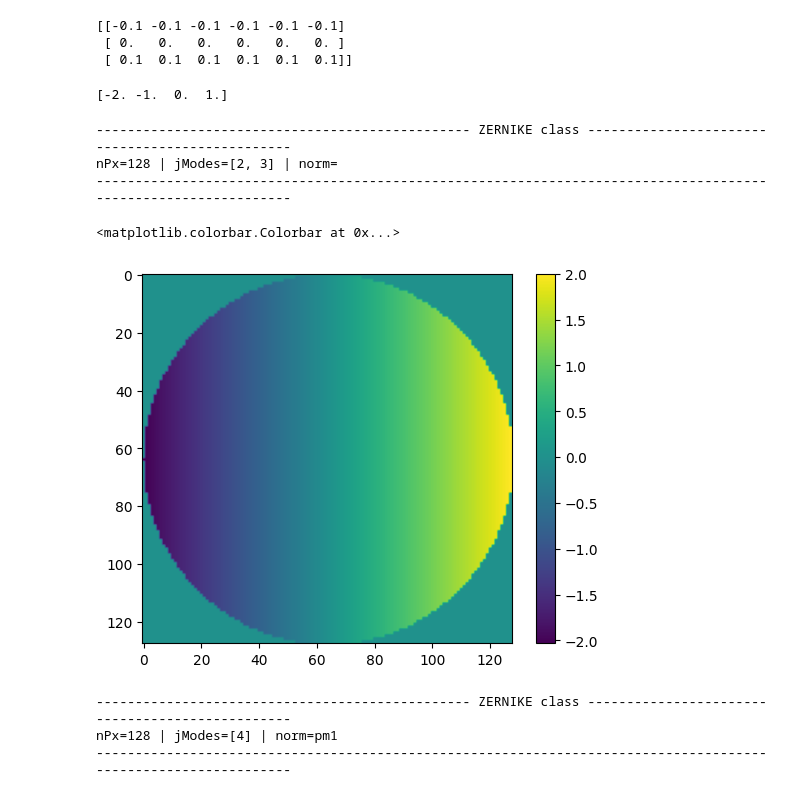
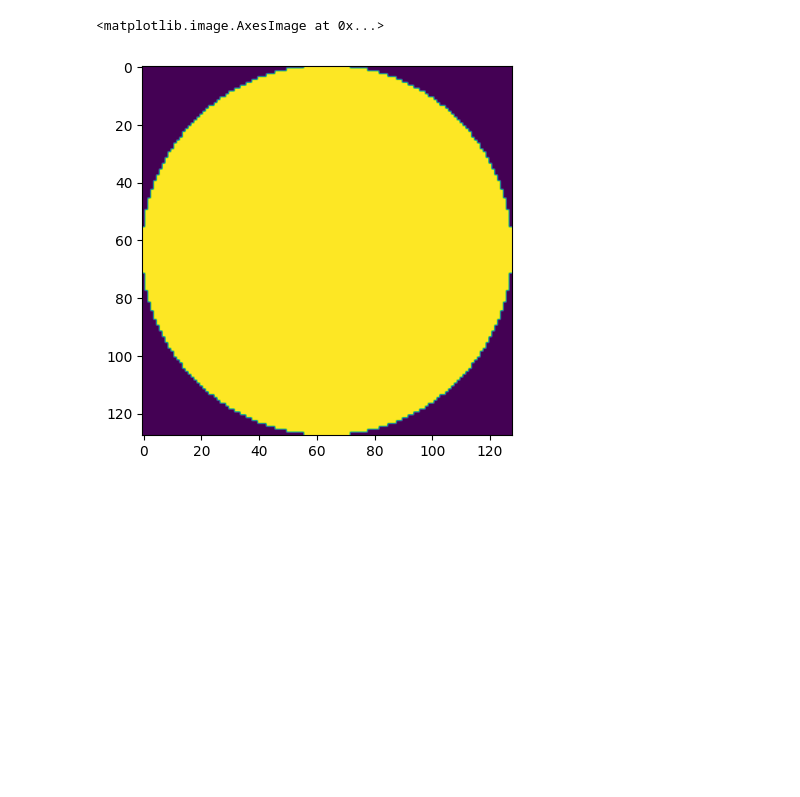
Before and after one commit to NicolassHernandez/SAO, a Jupyter notebook: test_functions.ipynb, the cells around one changed output. Drawn from its saved outputs; the diff is of its cells as text; code cells hidden in the pictures; blank space fills up the shorter version.

```diff
--- a/test_functions.ipynb
+++ b/test_functions.ipynb
@@ -8,53 +9,9 @@ import matplotlib.pyplot as plt
-# %%
-nPx = [6,3]
-dxy = [1,.1]
-offset=[0,0]
-def get_coordinates(nPx, dxy, offset=[0,0]):
-    if isinstance(nPx, (int, float)):
-        nPx = np.array([nPx, nPx])
-    if isinstance(dxy, (int, float)):
-        dxy = np.array([dxy, dxy])
-    if isinstance(offset, (int,float)):
-        offset = np.array([offset,offset])
-    #
-    x = np.linspace( -(nPx[0]-1)//2, (nPx[0]-1)//2, nPx[0] )
-    y = np.linspace( -(nPx[1]-1)//2, (nPx[1]-1)//2, nPx[1] )
-    # adjusted performed to achieve a right-hand positive assumption
-    x,y = (x-offset[0])*dxy[0], (y-offset[1])*dxy[1]
-    Y,X = np.meshgrid(y,x, indexing='ij')
-    # ^> positive assumption
-    R,O = cart2pol(X,Y)
-    return X,Y,R,O
-X,Y,R,O = get_coordinates(nPx,dxy,offset=[0,0])
-print(Y)
-# %% [output]
-[[-0.1 -0.1 -0.1 -0.1 -0.1 -0.1]
- [ 0.   0.   0.   0.   0.   0. ]
- [ 0.1  0.1  0.1  0.1  0.1  0.1]]
-# %%
-n=4
-print(np.linspace(-(n-1)//2,(n-1)//2,n))
-# %% [output]
-[-2. -1.  0.  1.]
 # %%
 nPx = 128# in pixels
 dxy = 1/(nPx)# in meters
 D = (nPx)*dxy# in meters
 tel = Telescope(nPx,D,dxy=dxy,fov=0,offset=[0,0],shape='circ')
-#plt.imshow(tel.pupil)
-zern = Zernike(tel)
-z = zern.zModes[0,:].reshape(128,128)
-plt.imshow(z)
-plt.colorbar()
+plt.imshow(tel.pupil)
 # %% [output]
------------------------------------------------- ZERNIKE class ------------------------------------------------
-nPx=128 | jModes=[2, 3] | norm=
----------------------------------------------------------------------------------------------------------------
+<matplotlib.image.AxesImage at 0x...>
-<matplotlib.colorbar.Colorbar at 0x...>
-[figure, old version]
+[figure, new version]
-# %%
-print(zern)
-# %% [output]
------------------------------------------------- ZERNIKE class ------------------------------------------------
-nPx=128 | jModes=[4] | norm=pm1
----------------------------------------------------------------------------------------------------------------
```
Also changed, not shown: parts of 14 cells of this notebook, 2 other files.
